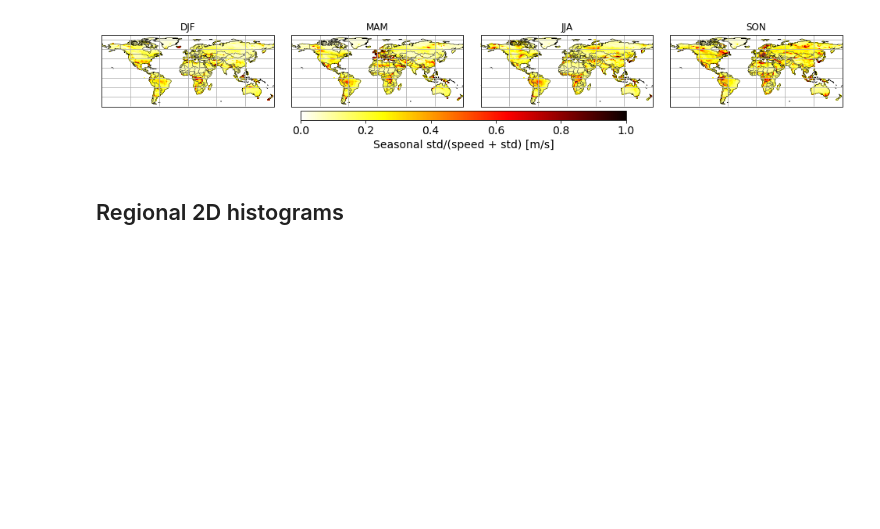
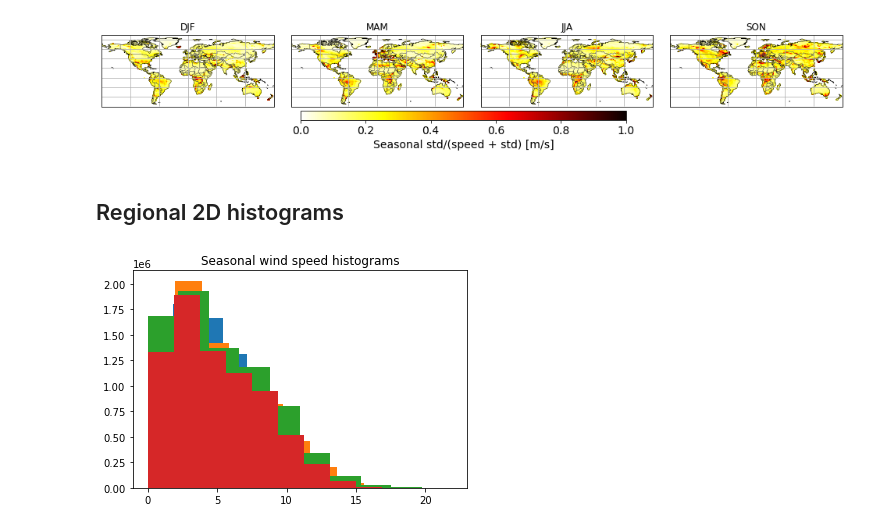
Before and after one commit to megandevlan/CLUBB_statistics, a Jupyter notebook: Regional_CombineUV.ipynb, the cells around one changed output. Cells and saved outputs as stored; diff of their text form; code cells hidden in the pictures; blank space fills up the shorter version.

Commit message:
2D hist added

```diff
--- a/Regional_CombineUV.ipynb
+++ b/Regional_CombineUV.ipynb
@@ -76,21 +76,21 @@ for iDec in range(len(decadeList)):
 #     presDF = xr.open_dataset(PSfile, decode_times=True)
 #     presDF['time'] = presDF.indexes['time'].to_datetimeindex() # Convert from cf time (non-standard calendar) to datetime
 
-#     PBLHfile = dataDir+nameStart+decadeList[iDec]+nameEnd_PBLH
-#     pblhDF   = xr.open_dataset(PBLHfile, decode_times=True)
-#     pblhDF['time'] = pblhDF.indexes['time'].to_datetimeindex()
+    PBLHfile = dataDir+nameStart+decadeList[iDec]+nameEnd_PBLH
+    pblhDF   = xr.open_dataset(PBLHfile, decode_times=True)
+    pblhDF['time'] = pblhDF.indexes['time'].to_datetimeindex()
 
     # Create *giant* datasets that span the full period of the simulations
     if iDec==0:
         fullDF = dataDF
         fullUV = windDF
-#         fullPBLH = pblhDF
+        fullPBLH = pblhDF
 #         fullW  = vertDF
 #         fullPS = presDF
     else:
         fullDF = xr.concat([fullDF, dataDF], dim="time")
         fullUV = xr.concat([fullUV, windDF], dim="time")
-#         fullPBLH = xr.concat([fullPBLH, pblhDF], dim="time")
+        fullPBLH = xr.concat([fullPBLH, pblhDF], dim="time")
 #         fullW  = xr.concat([fullW,  vertDF], dim="time")
 #         fullPS = xr.concat([fullPS, presDF], dim="time")
 
@@ -303,0 +303,10 @@ for iSeason in range(4):
+# %%
+# Reasonable limits?
+plt.hist(sfcWindSpd[iDJF,:,:].reshape([len(lat)*len(lon)*len(iDJF),1]))
+plt.hist(sfcWindSpd[iMAM,:,:].reshape([len(lat)*len(lon)*len(iMAM), 1]))
+plt.hist(sfcWindSpd[iJJA,:,:].reshape([len(lat)*len(lon)*len(iJJA),1]))
+plt.hist(sfcWindSpd[iSON,:,:].reshape([len(lat)*len(lon)*len(iSON),1]))
+plt.title('Seasonal wind speed histograms')
+plt.show()
+# %% [output]
+[figure, added]
```
Also changed, not shown: parts of 11 cells of this notebook.
